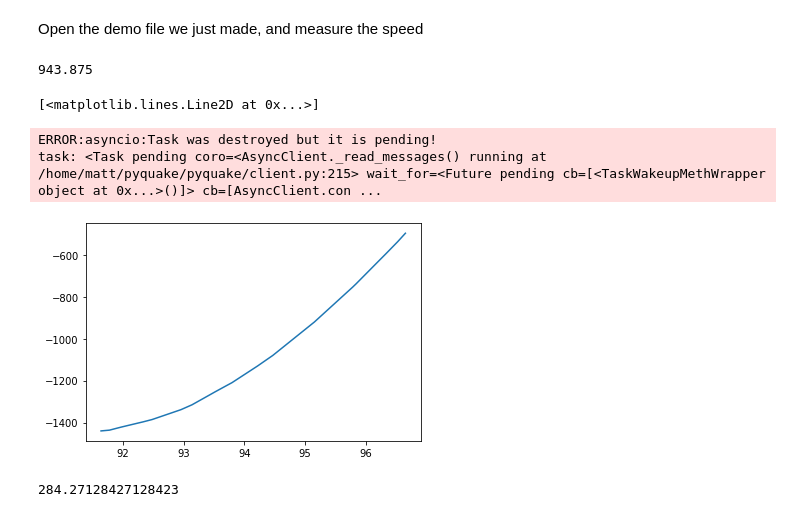
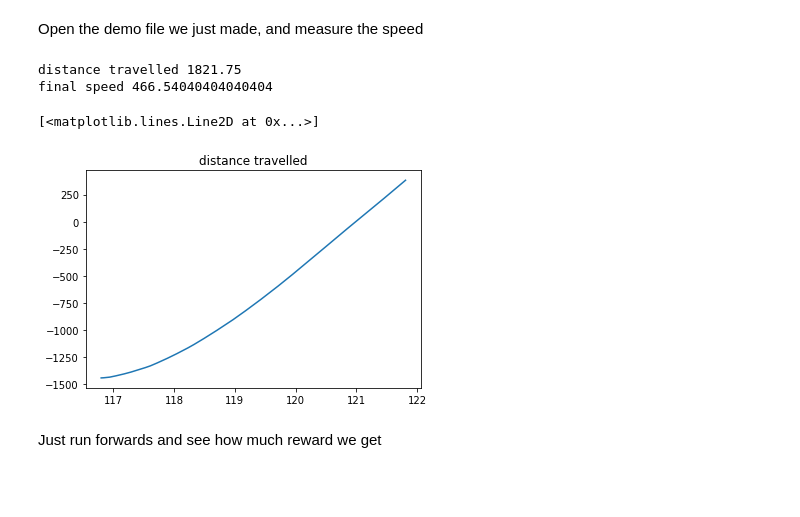
Before and after one commit to matthewearl/q1physrl, a Jupyter notebook: notebooks/RL client.ipynb, the cells around one changed output. Saved outputs shown, nothing was run; the diff lists cells and outputs as text; code cells hidden in the pictures; blank space fills up the shorter version.

```diff
--- a/notebooks/RL client.ipynb
+++ b/notebooks/RL client.ipynb
@@ -112,18 +133,15 @@ with open(DEMO_FILE_NAME, 'rb') as f:
             times.append(time)
         if msg.msg_type == pyquake.proto.ServerMessageType.TIME:
             time = msg.time
-# %%
-np.diff(np.array([o[1] for o in origins])).sum()
-# %% [output]
-943.875
-# %%
-plt.plot(times, [o[1] for o in origins])
-# %% [output]
-[<matplotlib.lines.Line2D at 0x...>]
-ERROR:asyncio:Task was destroyed but it is pending!
-task: <Task pending coro=<AsyncClient._read_messages() running at /home/matt/pyquake/pyquake/client.py:215> wait_for=<Future pending cb=[<TaskWakeupMethWrapper object at 0x...>()]> cb=[AsyncClient.con ...
-[figure, removed]
-# %%
-np.diff([o[1] for o in origins][-100:]).mean() / 0.014
-# %% [output]
-284.27128427128423
+# %%
+print('distance travelled', np.diff(np.array([o[1] for o in origins])).sum())
+print('final speed', np.diff([o[1] for o in origins][-100:]).mean() / 0.014)
+plt.title('distance travelled')
+plt.plot(times, [o[1] for o in origins])
+# %% [output]
+distance travelled 1821.75
+final speed 466.54040404040404
+[<matplotlib.lines.Line2D at 0x...>]
+[figure, added]
+# %% [markdown]
+Just run forwards and see how much reward we get
```
Also changed, not shown: parts of 14 cells of this notebook, 2 other files.
